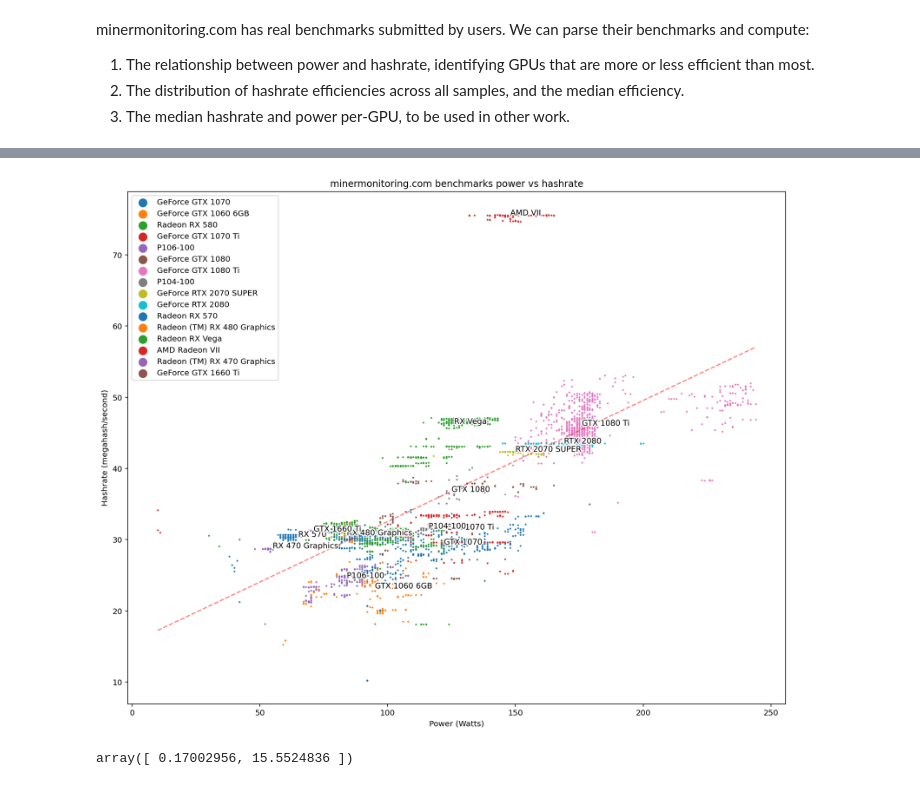
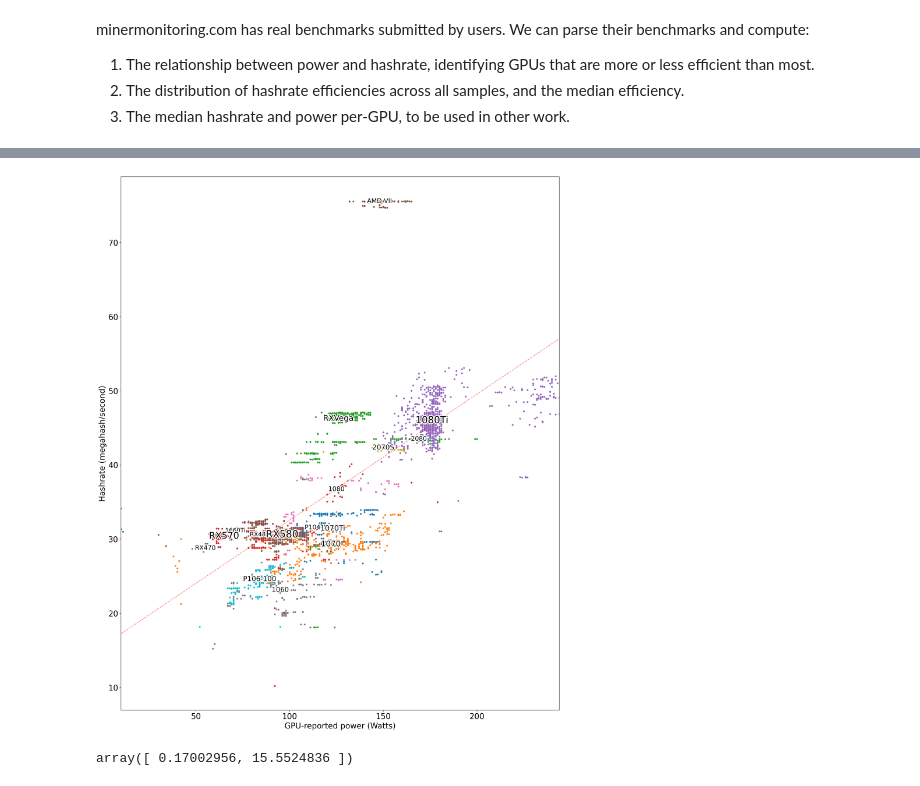
Before and after one commit to kylemcdonald/ethereum-emissions, a Jupyter notebook: sources/minermonitoring/Miner Monitoring Benchmarks.ipynb, the cells around one changed output, grey strips where cells are left out. Saved outputs shown, nothing was run; the diff lists cells and outputs as text; code cells hidden in the pictures.

```diff
--- a/sources/minermonitoring/Miner Monitoring Benchmarks.ipynb
+++ b/sources/minermonitoring/Miner Monitoring Benchmarks.ipynb
@@ -10,6 +10,10 @@ from utils.list_files import list_files
 from utils.progress import progress
 from collections import defaultdict
 import numpy as np
+import matplotlib.pyplot as plt
+import matplotlib.patheffects as path_effects
+
+plt.rcParams['font.size'] = 20
 # %%
 samples = []
 cols = ['gpu', 'hashrate', 'algo', 'core', 'memory', 'power', 'software', 'driver', 'version']
@@ -38,36 +84,39 @@ grouped = dict(grouped)
 # %%
-import matplotlib.pyplot as plt
-import matplotlib.patheffects as path_effects
-effects = [path_effects.Stroke(linewidth=3, foreground='white'), path_effects.Normal()]
+effects = [path_effects.Stroke(linewidth=5, foreground='white'), path_effects.Normal()]
 
-plt.figure(figsize=(15,12), facecolor='white')
+plt.figure(figsize=(20,25), facecolor='white')
 pts = []
-for i,(k,v) in enumerate(grouped.items()):
-    name = k.replace('GeForce ', '').replace('Radeon ', '').replace('(TM) ', '')
+
+counted = sorted([(len(v),k,v) for k,v in grouped.items()], reverse=False)
+
+for c,k,v in counted:
+    name = clean_label(k)
     hashrates, powers = zip(*v)
     x = powers
     y = hashrates
-    plt.scatter(x, y, label=k, lw=0, s=5)
+    plt.scatter(x, y, label=k, lw=0, s=20)
     medx = np.median(x)
     medy = np.median(y)
-    text = plt.text(medx, medy, name)
+    fontsize = 15 + 10 * (c / 800)
+    text = plt.text(medx, medy, name, fontsize=fontsize, ha='center', va='center')
     text.set_path_effects(effects)
     for px,py in zip(x, y):
         pts.append((px, py))
 
 xs,ys = zip(*pts)
 z = np.polyfit(xs, ys, 1)
 p = np.poly1d(z)
 xs = [min(xs), max(xs)]
 plt.plot(xs, p(xs),'r--', alpha=0.5)
-
-plt.title('minermonitoring.com benchmarks power vs hashrate')
-plt.xlabel('Power (Watts)')
+# plt.title('minermonitoring.com benchmarks power vs hashrate')
+plt.xlabel('GPU-reported power (Watts)')
 plt.ylabel('Hashrate (megahash/second)')
-plt.legend(markerscale=5)
+plt.xlim(xs)
+# plt.ylim(15,55)
+# plt.legend(markerscale=5)
 plt.show()
 # %% [output]
-[figure, old version]
+[figure, new version]
 # %%
 z
 # %% [output]
```
Also changed, not shown: parts of 7 cells of this notebook, 50 other files.
